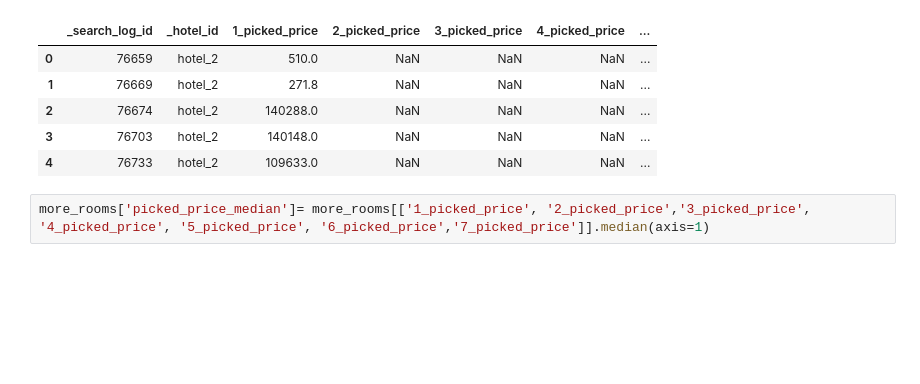
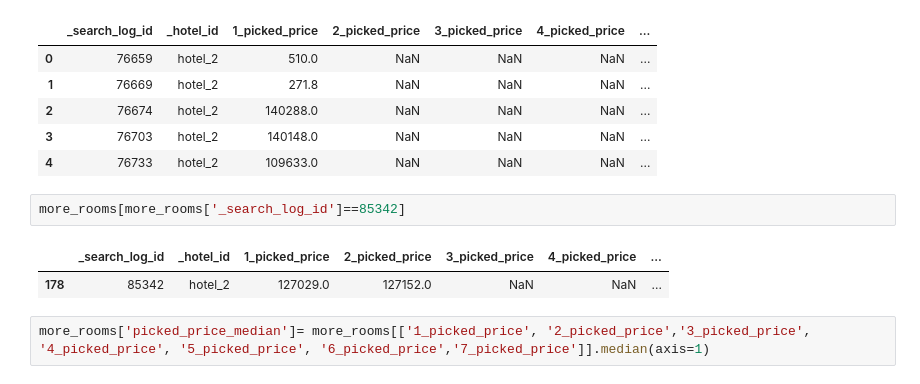
Before and after one commit to roland045/morgens-hotel-data-analysis, a Jupyter notebook: code/01-cleaning.ipynb, the cells around one changed output. Saved outputs shown, nothing was run; the diff lists cells and outputs as text; blank space fills up the shorter version.

```diff
--- a/code/01-cleaning.ipynb
+++ b/code/01-cleaning.ipynb
@@ -786,6 +787,11 @@ more_rooms.head()
 | 2 | 76674 | hotel_2 | 140288.0 | NaN | NaN | NaN | ... |
 | 3 | 76703 | hotel_2 | 140148.0 | NaN | NaN | NaN | ... |
 | 4 | 76733 | hotel_2 | 109633.0 | NaN | NaN | NaN | ... |
+# %%
+more_rooms[more_rooms['_search_log_id']==85342]
+# %% [output]
+|  | _search_log_id | _hotel_id | 1_picked_price | 2_picked_price | 3_picked_price | 4_picked_price | ... |
+| 178 | 85342 | hotel_2 | 127029.0 | 127152.0 | NaN | NaN | ... |
 # %%
 more_rooms['picked_price_median']= more_rooms[['1_picked_price', '2_picked_price','3_picked_price', '4_picked_price', '5_picked_price', '6_picked_price','7_picked_price']].median(axis=1)
 # %%
```
Also changed, not shown: parts of 7 cells of this notebook.
